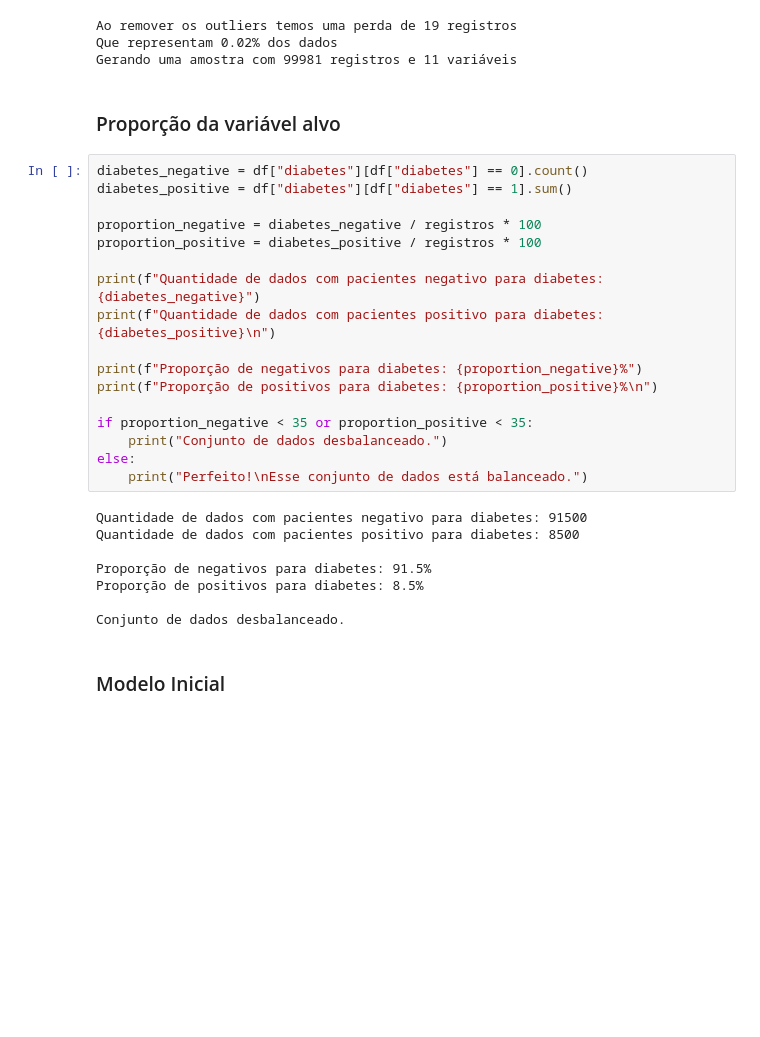
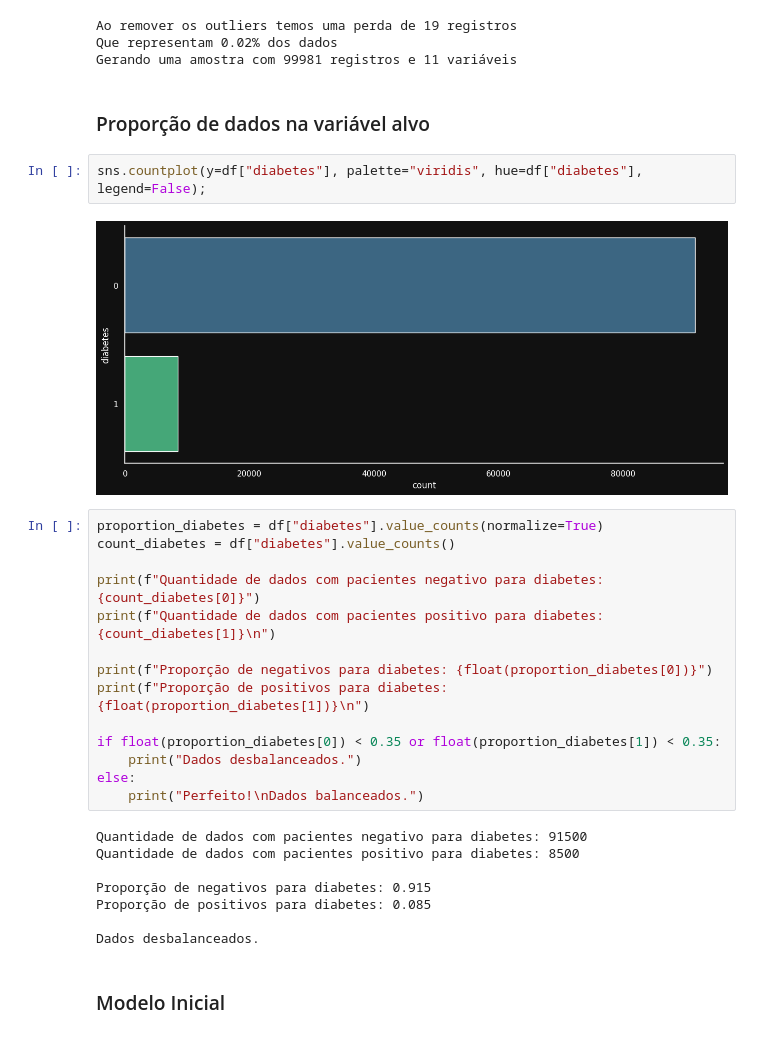
Before and after one commit to redsonlopez/regression_diabetes, a Jupyter notebook: regression_diabetes.ipynb, the cells around one changed output. Drawn from its saved outputs; the diff is of its cells as text; blank space fills up the shorter version.

```diff
--- a/regression_diabetes.ipynb
+++ b/regression_diabetes.ipynb
@@ -183,32 +183,33 @@ Ao remover os outliers temos uma perda de 19 registros
 Que representam 0.02% dos dados
 Gerando uma amostra com 99981 registros e 11 variáveis
 # %% [markdown]
-### Proporção da variável alvo
+### Proporção de dados na variável alvo
+# %%
+sns.countplot(y=df["diabetes"], palette="viridis", hue=df["diabetes"], legend=False);
+# %% [output]
+[figure, added]
 # %%
-diabetes_negative = df["diabetes"][df["diabetes"] == 0].count()
-diabetes_positive = df["diabetes"][df["diabetes"] == 1].sum()
+proportion_diabetes = df["diabetes"].value_counts(normalize=True)
+count_diabetes = df["diabetes"].value_counts()
 
-proportion_negative = diabetes_negative / registros * 100
-proportion_positive = diabetes_positive / registros * 100
+print(f"Quantidade de dados com pacientes negativo para diabetes: {count_diabetes[0]}")
+print(f"Quantidade de dados com pacientes positivo para diabetes: {count_diabetes[1]}\n")
 
-print(f"Quantidade de dados com pacientes negativo para diabetes: {diabetes_negative}")
-print(f"Quantidade de dados com pacientes positivo para diabetes: {diabetes_positive}\n")
+print(f"Proporção de negativos para diabetes: {float(proportion_diabetes[0])}")
+print(f"Proporção de positivos para diabetes: {float(proportion_diabetes[1])}\n")
 
-print(f"Proporção de negativos para diabetes: {proportion_negative}%")
-print(f"Proporção de positivos para diabetes: {proportion_positive}%\n")
-
-if proportion_negative < 35 or proportion_positive < 35:
-    print("Conjunto de dados desbalanceado.")
+if float(proportion_diabetes[0]) < 0.35 or float(proportion_diabetes[1]) < 0.35:
+    print("Dados desbalanceados.")
 else:
-    print("Perfeito!\nEsse conjunto de dados está balanceado.")
+    print("Perfeito!\nDados balanceados.")
 # %% [output]
 Quantidade de dados com pacientes negativo para diabetes: 91500
 Quantidade de dados com pacientes positivo para diabetes: 8500
 
-Proporção de negativos para diabetes: 91.5%
-Proporção de positivos para diabetes: 8.5%
+Proporção de negativos para diabetes: 0.915
+Proporção de positivos para diabetes: 0.085
 
-Conjunto de dados desbalanceado.
+Dados desbalanceados.
 # %% [markdown]
 ### Modelo Inicial
 # %%
```
Also changed, not shown: parts of 4 cells of this notebook.
